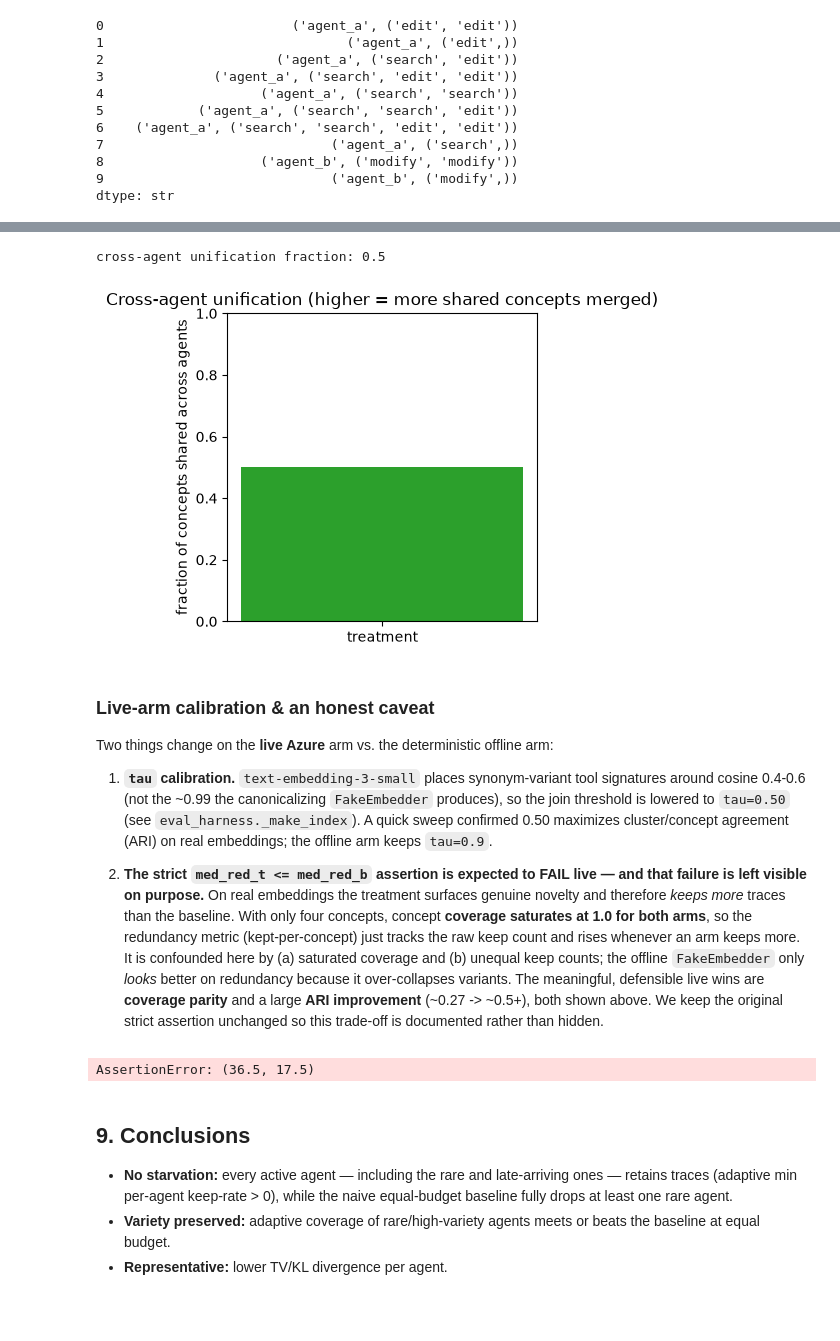
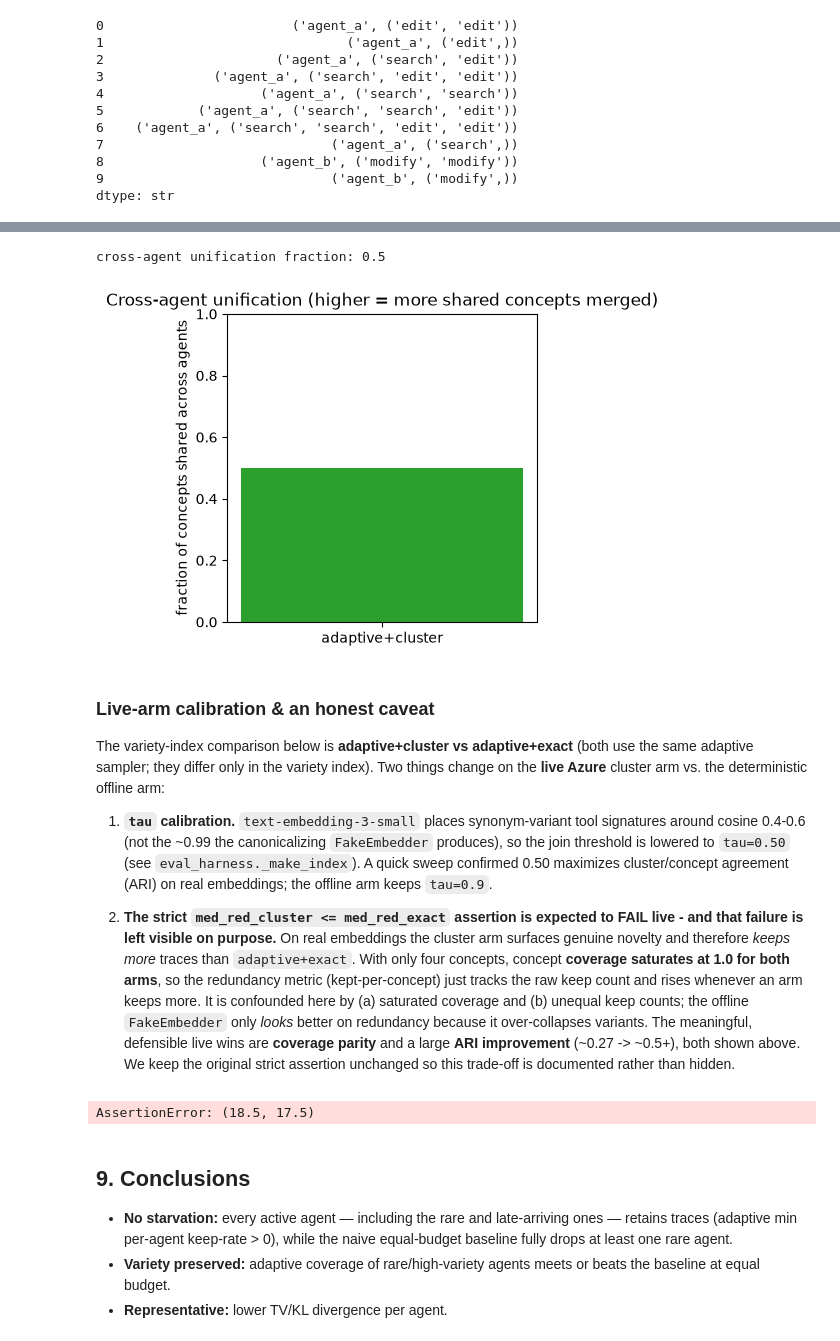
Before and after one commit to aadharshkannan/singlenotebooks, a Jupyter notebook: adaptive_trace_sampling.ipynb, the cells around one changed output, grey strips where cells are left out. Drawn from its saved outputs; the diff is of its cells as text; code cells hidden in the pictures; blank space fills up the shorter version.

```diff
--- a/adaptive_trace_sampling.ipynb
+++ b/adaptive_trace_sampling.ipynb
@@ -239,11 +248,20 @@ dtype: str
 from trace_sampling.eval_harness import run_arm, kept_embeddings
 
 vcfg = SamplerConfig(llm_throughput=8.0)
-treatment_arm = 'treatment_azure' if AZURE else 'treatment_offline'
+cluster_arm = 'adaptive_cluster_azure' if AZURE else 'adaptive_cluster_offline'
 if not AZURE:
-    print('WARNING: RUN_AZURE_TESTS!=1 -> using deterministic offline treatment.')
-base = run_arm(concept_stream, vcfg, arm='baseline', seed=0)
-treat = run_arm(concept_stream, vcfg, arm=treatment_arm, seed=0, synonym_map=sm)
-print('baseline ledger:', base.ledger)
-print('treatment ledger:', treat.ledger)
+    print('WARNING: RUN_AZURE_TESTS!=1 -> using deterministic offline cluster arm.')
+
+# 1) current production: adaptive sampler + exact-signature variety index.
+adaptive_exact = run_arm(concept_stream, vcfg, arm='adaptive_exact', seed=0)
+# 2) naive reference: random sampler matched to the adaptive+exact keep volume.
+keep_prob = float(adaptive_exact.log['kept'].mean())
+baseline = run_arm(concept_stream, vcfg, arm='baseline', seed=0, keep_prob=keep_prob)
+# 3) the upgrade: adaptive sampler + embedding-cluster variety index.
+adaptive_cluster = run_arm(concept_stream, vcfg, arm=cluster_arm, seed=0, synonym_map=sm)
+
+arms = {'baseline': baseline, 'adaptive+exact': adaptive_exact,
+        'adaptive+cluster': adaptive_cluster}
+for name, r in arms.items():
+    print(f'{name:16s} kept={r.ledger["kept"]:4d}  ledger={r.ledger}')
 # %% [output]
@@ -329,23 +363,25 @@ plt.tight_layout(); plt.show()
 # %%
-# cross-agent unification (offline metric-only pass) - treatment arms only
-emb_vecs = kept_embeddings(treat)
+# cross-agent unification (offline metric-only pass) - the cluster arm only.
+emb_vecs = kept_embeddings(adaptive_cluster)
 if emb_vecs is not None:
-    kept_log = treat.log[treat.log['kept']][['agent_id','concept_id']].reset_index(drop=True)
+    kept_log = adaptive_cluster.log[adaptive_cluster.log['kept']][['agent_id','concept_id']].reset_index(drop=True)
     frac = cross_agent_unification(kept_log, emb_vecs, tau=(0.50 if AZURE else 0.9))
     print('cross-agent unification fraction:', frac)
-    plt.figure(figsize=(4,4))
-    plt.bar(['treatment'], [frac], color='tab:green')
+    plt.figure(figsize=(4, 4))
+    plt.bar(['adaptive+cluster'], [frac], color='tab:green')
     plt.ylim(0, 1); plt.ylabel('fraction of concepts shared across agents')
     plt.title('Cross-agent unification (higher = more shared concepts merged)')
     plt.show()
 else:
-    print('no embeddings for baseline arm')
+    print('no embeddings for the non-cluster arms')
 # %% [output]
 cross-agent unification fraction: 0.5
-[figure, old version]
+[figure, new version]
 # %% [markdown]
 ### Live-arm calibration & an honest caveat
-Two things change on the **live Azure** arm vs. the deterministic offline arm:
+The variety-index comparison below is **adaptive+cluster vs adaptive+exact** (both
+use the same adaptive sampler; they differ only in the variety index). Two things
+change on the **live Azure** cluster arm vs. the deterministic offline arm:
 
 1. **`tau` calibration.** `text-embedding-3-small` places synonym-variant tool
    signatures around cosine 0.4-0.6 (not the ~0.99 the canonicalizing
@@ -354,28 +390,30 @@ Two things change on the **live Azure** arm vs. the deterministic offline arm:
    cluster/concept agreement (ARI) on real embeddings; the offline arm keeps
    `tau=0.9`.
 
-2. **The strict `med_red_t <= med_red_b` assertion is expected to FAIL live —
-   and that failure is left visible on purpose.** On real embeddings the
-   treatment surfaces genuine novelty and therefore *keeps more* traces than the
-   baseline. With only four concepts, concept **coverage saturates at 1.0 for
-   both arms**, so the redundancy metric (kept-per-concept) just tracks the raw
-   keep count and rises whenever an arm keeps more. It is confounded here by
-   (a) saturated coverage and (b) unequal keep counts; the offline
-   `FakeEmbedder` only *looks* better on redundancy because it over-collapses
-   variants. The meaningful, defensible live wins are **coverage parity** and a
-   large **ARI improvement** (~0.27 -> ~0.5+), both shown above. We keep the
-   original strict assertion unchanged so this trade-off is documented rather
-   than hidden.
+2. **The strict `med_red_cluster <= med_red_exact` assertion is expected to FAIL
+   live - and that failure is left visible on purpose.** On real embeddings the
+   cluster arm surfaces genuine novelty and therefore *keeps more* traces than
+   `adaptive+exact`. With only four concepts, concept **coverage saturates at 1.0
+   for both arms**, so the redundancy metric (kept-per-concept) just tracks the
+   raw keep count and rises whenever an arm keeps more. It is confounded here by
+   (a) saturated coverage and (b) unequal keep counts; the offline `FakeEmbedder`
+   only *looks* better on redundancy because it over-collapses variants. The
+   meaningful, defensible live wins are **coverage parity** and a large **ARI
+   improvement** (~0.27 -> ~0.5+), both shown above. We keep the original strict
+   assertion unchanged so this trade-off is documented rather than hidden.
 # %%
+cov_exact = cov['adaptive+exact']; cov_cluster = cov['adaptive+cluster']
+red_exact = red['adaptive+exact']; red_cluster = red['adaptive+cluster']
+ari_cluster = ari['adaptive+cluster']
 if AZURE:
-    assert cov_t >= cov_b, (cov_t, cov_b)
-    assert med_red_t <= med_red_b, (med_red_t, med_red_b)
-    assert ari_t >= 0.5, ari_t
+    assert cov_cluster >= cov_exact, (cov_cluster, cov_exact)
+    assert red_cluster <= red_exact, (red_cluster, red_exact)
+    assert ari_cluster >= 0.5, ari_cluster
     print('all embedding-variety success criteria passed (LIVE)')
 else:
     print('offline run complete (assertions are only enforced on the live Azure arm)')
 # %% [output]
-AssertionError: (36.5, 17.5)
+AssertionError: (18.5, 17.5)
 # %% [markdown]
 ## 9. Conclusions
 - **No starvation:** every active agent — including the rare and late-arriving ones — retains traces (adaptive min per-agent keep-rate > 0), while the naive equal-budget baseline fully drops at least one rare agent.
```
Also changed, not shown: parts of 7 cells of this notebook, 3 other files.
